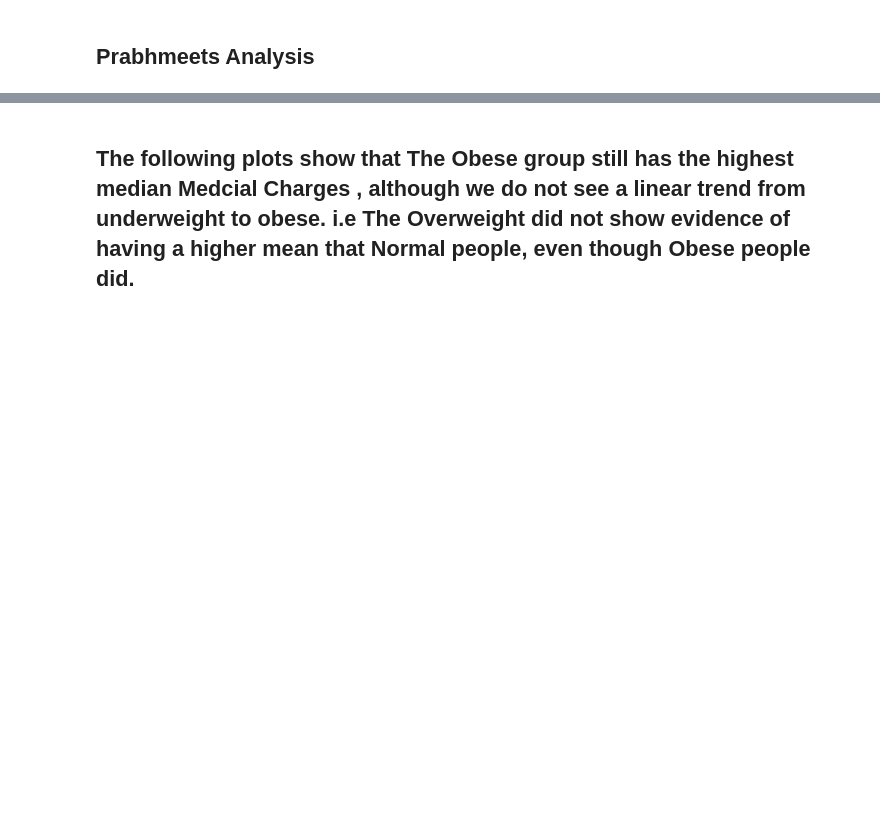
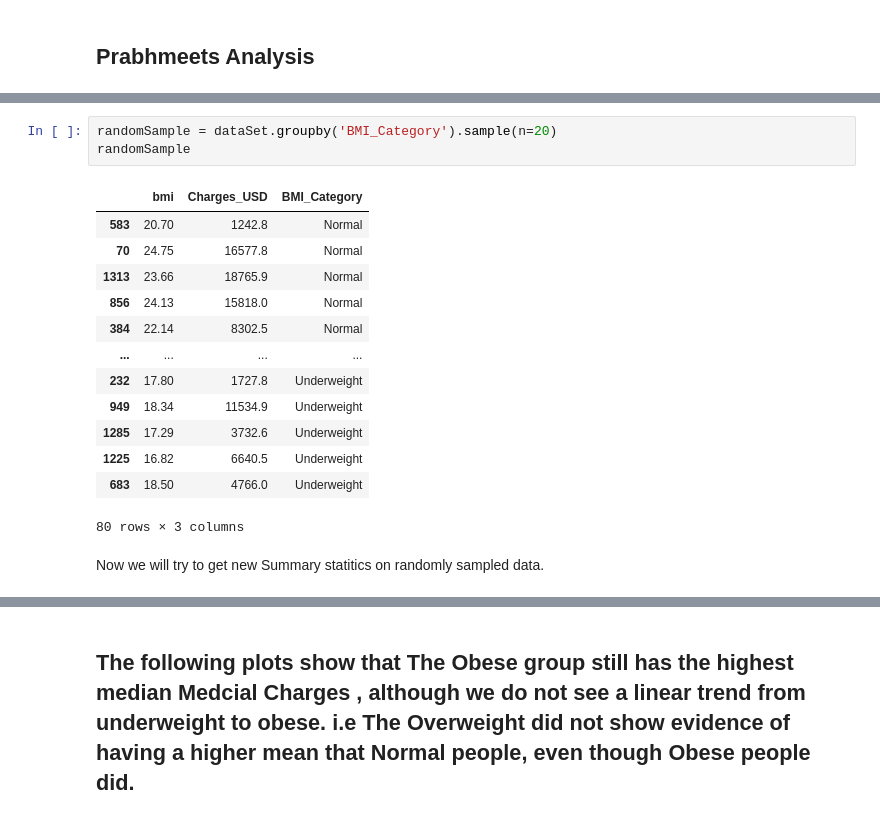
Before and after one commit to data301-2021-summer2/group29-project, a Jupyter notebook: analysis/FinalAnalysis.ipynb, the cells around one changed output, grey strips where cells are left out. Saved outputs shown, nothing was run; the diff lists cells and outputs as text; blank space fills up the shorter version.

```diff
--- a/analysis/FinalAnalysis.ipynb
+++ b/analysis/FinalAnalysis.ipynb
@@ -19,2 +38,21 @@ dataSet
+# %%
+randomSample = dataSet.groupby('BMI_Category').sample(n=20)
+randomSample
+# %% [output]
+|  | bmi | Charges_USD | BMI_Category |
+| 583 | 20.70 | 1242.8 | Normal |
+| 70 | 24.75 | 16577.8 | Normal |
+| 1313 | 23.66 | 18765.9 | Normal |
+| 856 | 24.13 | 15818.0 | Normal |
+| 384 | 22.14 | 8302.5 | Normal |
+| ... | ... | ... | ... |
+| 232 | 17.80 | 1727.8 | Underweight |
+| 949 | 18.34 | 11534.9 | Underweight |
+| 1285 | 17.29 | 3732.6 | Underweight |
+| 1225 | 16.82 | 6640.5 | Underweight |
+| 683 | 18.50 | 4766.0 | Underweight |
+80 rows × 3 columns
+# %% [markdown]
+Now we will try to get new Summary statitics on randomly sampled data.
 # %%
 randomSample.groupby('BMI_Category')['Charges_USD'].agg(['mean','std','min', 'median','max']).round(1).T
```
Also changed, not shown: parts of 6 cells of this notebook, 8 other files.
